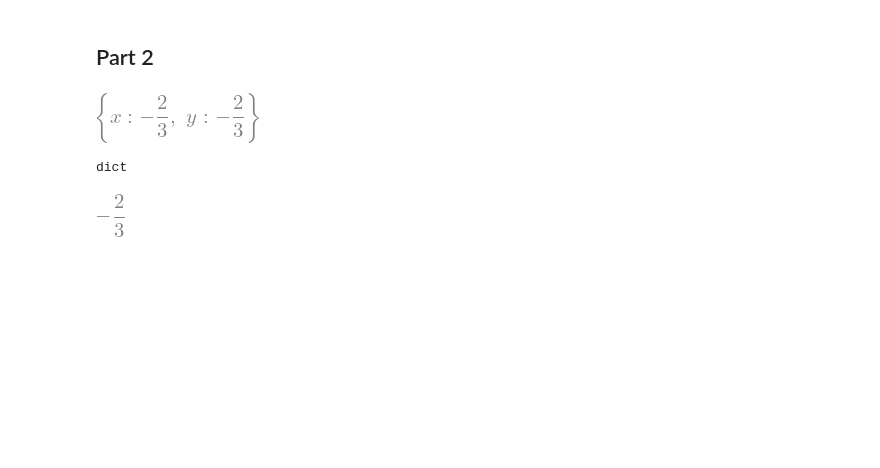
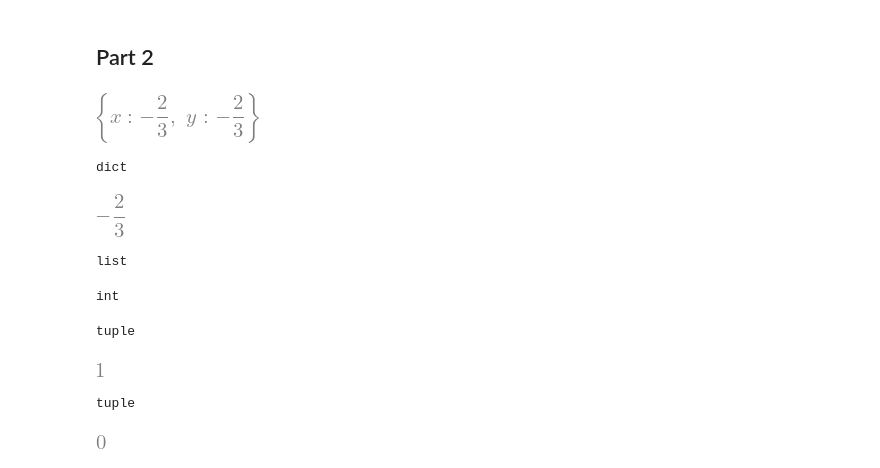
Before and after one commit to williebonavente/CodeTest, a Jupyter notebook: sympy/algebra/notebook.ipynb, the cells around one changed output. Drawn from its saved outputs; the diff is of its cells as text; code cells hidden in the pictures; blank space fills up the shorter version.

Commit message:
Understanding TUPLE.

```diff
--- a/sympy/algebra/notebook.ipynb
+++ b/sympy/algebra/notebook.ipynb
@@ -176,0 +188,30 @@ solution[x]
+# %%
+type(l)
+# %% [output]
+list
+# %%
+# It is important to understand that the comma, not the parentheses make tuples:
+only_one = (((((((1)))))))
+type(only_one) # int
+# %% [output]
+int
+# %%
+only_one = 1,
+type(only_one)
+# %% [output]
+tuple
+# %%
+len(only_one)
+# %% [output]
+[figure, added]
+# %%
+# building empty tuple
+empty = ()
+type(empty)
+# %% [output]
+tuple
+# %%
+len(empty)
+# List immutable vs Tuple not.
+# %% [output]
+[figure, added]
```
Also changed, not shown: parts of 4 cells of this notebook.
